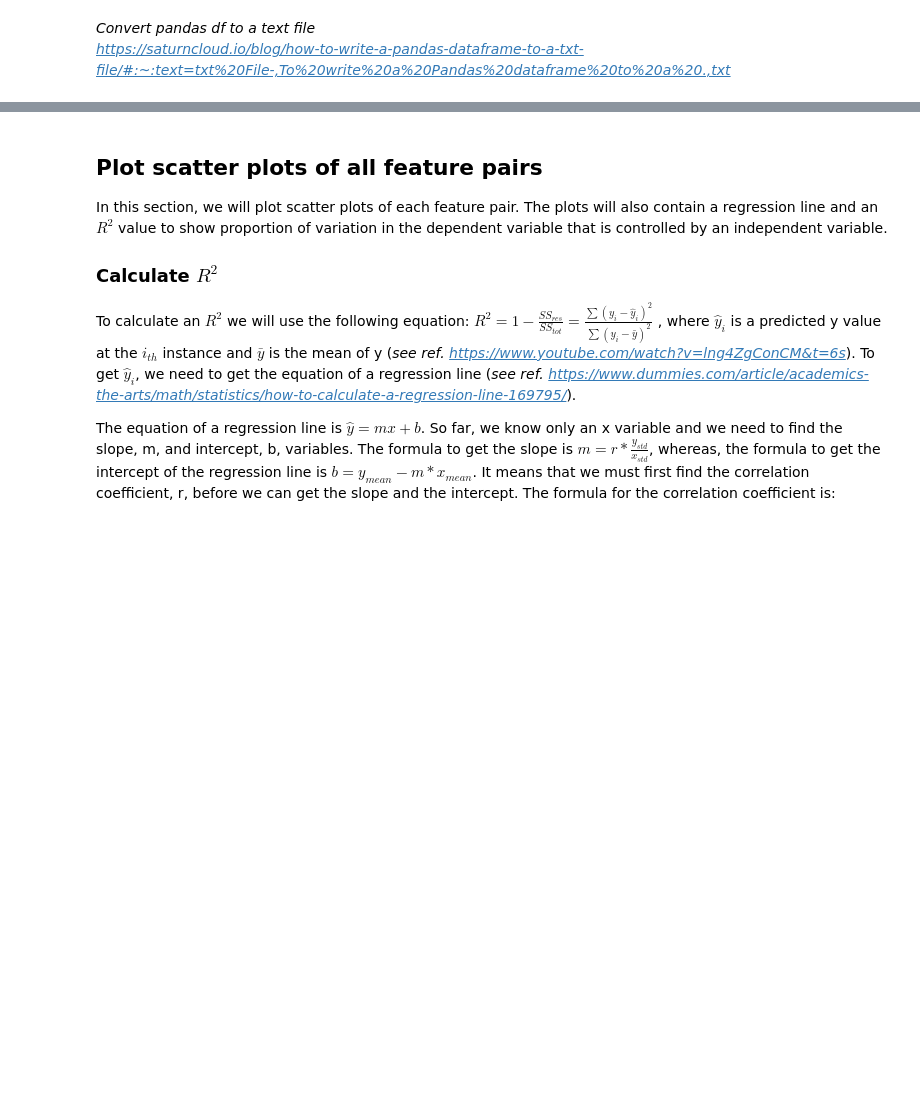
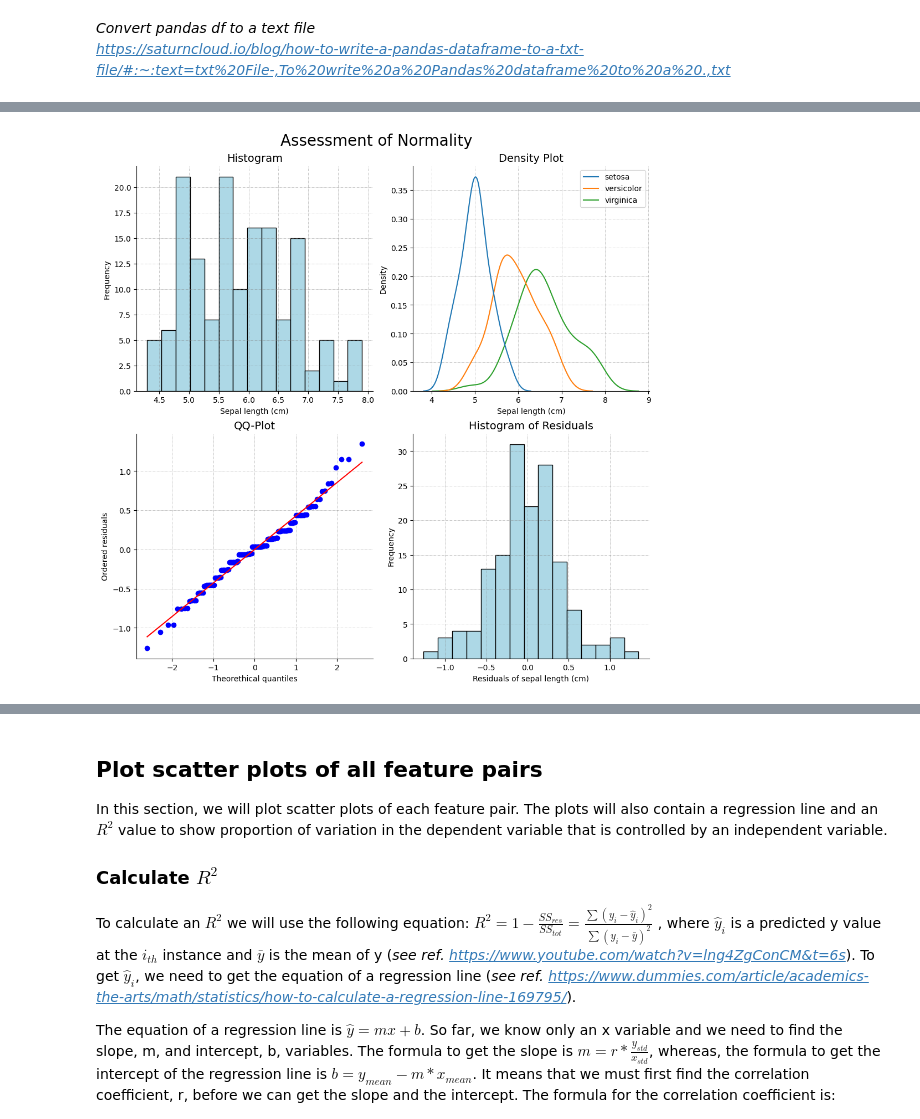
Before and after one commit to aldaszarnauskas/exploratory_analysis_iris_dataset, a Jupyter notebook: pands-project.ipynb, the cells around one changed output, grey strips where cells are left out. Cells and saved outputs as stored; diff of their text form; code cells hidden in the pictures; blank space fills up the shorter version.

Commit message:
Assessment of Normality

```diff
--- a/pands-project.ipynb
+++ b/pands-project.ipynb
@@ -219,0 +198,80 @@ plt.show()
+# %%
+# Define a layout of subplots
+fig, axs = plt.subplots(2, 2, figsize=(10, 10), constrained_layout=True)
+# Go through each axis in the previously defined layout
+# and plot a histogram of each feature
+
+axs = axs.flat
+
+classes = list(df.iloc[:,4].unique())
+features = df.iloc[:,:4].columns
+
+resid = []
+classess = df["class"].unique()
+for aclass in classess:
+    temp_df = df[df["class"] == aclass]
+    df1 = temp_df["petal_length_(cm)"]
+    df1_mean = np.mean(df1)
+    df1_resid = [float(round(x - df1_mean, 3)) for x in df1]
+    resid = resid + df1_resid
+
+
+
+for feature in features:
+
+    for count, ax in enumerate(axs):
+
+        # Remove axes splines
+        for s in ['top', 'right']:
+            ax.spines[s].set_visible(False)
+
+        # Add x, y gridlines
+        ax.grid(color ='grey',
+            linestyle ='-.', linewidth = 0.5,
+            alpha = 0.6)
+
+
+
+        if count == 0:
+            temp_df = df[feature]
+            # Plot a histogram of the feature
+            ax.hist(temp_df, bins=15,
+                        color="lightblue", edgecolor='black')
+
+            ax.set_xlabel(f"{feature.replace("_", " ").capitalize()}", fontsize=10)
+            ax.set_ylabel("Frequency", fontsize=10)
+            ax.set_title("Histogram", fontsize=14)
+        elif count == 1:
+            temp_df = pd.DataFrame()
+            for i in range(3):
+                temp_df1 = df[df.iloc[:,4] == classes[i]]
+                temp_df2 = temp_df1[feature]
+                temp_df[classes[i]] = list(temp_df2)
+            sns.kdeplot(temp_df, ax=ax)
+
+            # Set the names of x and y axis and title
+            ax.set_xlabel(f"{feature.replace("_", " ").capitalize()}", fontsize=10)
+            ax.set_ylabel("Density", fontsize=10)
+            ax.set_title("Density Plot", fontsize=14)
+
+        elif count == 2:
+            stats.probplot(resid, dist="norm", plot=ax)
+            ax.set_xlabel("Theorethical quantiles", fontsize=10)
+            ax.set_ylabel("Ordered residuals", fontsize=10)
+            ax.set_title("QQ-Plot", fontsize=14)
+        else:
+            ax.hist(resid, bins=15,
+                        color="lightblue", edgecolor='black')
+            ax.set_xlabel(f"Residuals of {feature.replace("_", " ")}", fontsize=10)
+            ax.set_ylabel("Frequency", fontsize=10)
+            ax.set_title("Histogram of Residuals", fontsize=14)
+
+
+# Set the title
+fig.suptitle('Assessment of Normality', fontsize=20)
+# Save the plot
+plt.savefig("Normality.png", dpi=300, bbox_inches = 'tight')
+# Show the plot
+plt.show()
+# %% [output]
+[figure, added]
```
Also changed, not shown: parts of 9 cells of this notebook, 2 other files.
